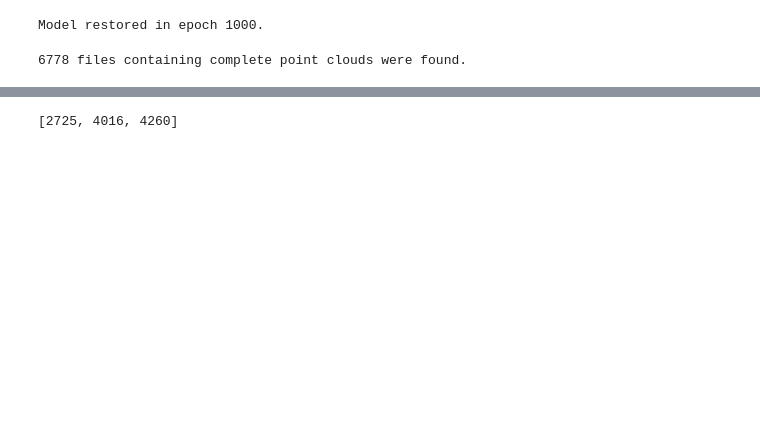
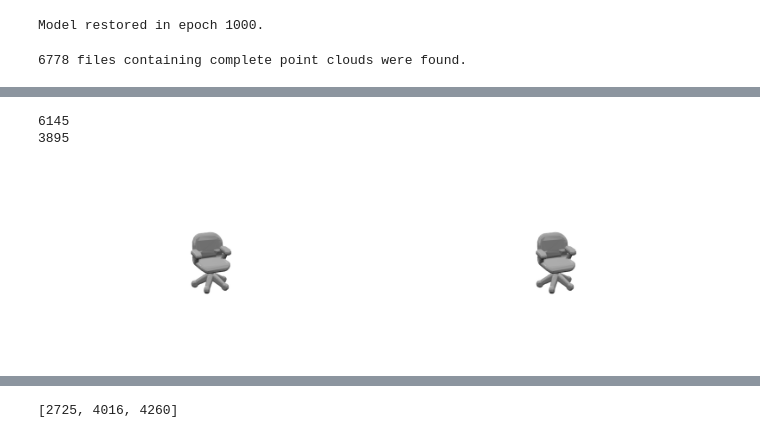
Before and after one commit to optas/tf_lab, a Jupyter notebook: notebooks/panos/language_and_3D/generate_contrasting_neighborhoods.ipynb, the cells around one changed output, grey strips where cells are left out. Cells and saved outputs as stored; diff of their text form; code cells hidden in the pictures; blank space fills up the shorter version.

```diff
--- a/notebooks/panos/language_and_3D/generate_contrasting_neighborhoods.ipynb
+++ b/notebooks/panos/language_and_3D/generate_contrasting_neighborhoods.ipynb
@@ -109,0 +203,5 @@ create_dir(top_out_dir)
+# %%
+n = len(latent_codes)
+targets = np.setdiff1d(np.arange(n), exclude_list)
+a, b = find_nearest_neighbors(latent_codes[targets], k=2)
+a = targets[a]
@@ -109,0 +213,4 @@ create_dir(top_out_dir)
+# %%
+from collections import Counter
+c = Counter(np.hstack(np.vstack(a)).tolist())
+most_common = [i[0] for i in c.most_common(20)]
@@ -109,0 +225,6 @@ create_dir(top_out_dir)
+# %%
+collisions = dict()
+for i in range(len(all_pdists)):
+    too_close = np.setdiff1d(np.where(all_pdists[i, :] < too_close_threr)[0], i)
+    if len(too_close) > 0:
+        collisions[i]  = too_close
@@ -132,0 +314,15 @@ False
+# %%
+image_files = []
+check = g.next()
+
+image_files.append(osp.join(top_image_dir, model_ids[check], image_view_tag))
+print check
+for c in collisions[check]:
+    image_files.append(osp.join(top_image_dir, model_ids[c], image_view_tag))
+    print c
+
+stack_images_horizontally(image_files)
+# %% [output]
+6145
+3895
+[figure, added]
```
Also changed, not shown: parts of 32 cells of this notebook.
